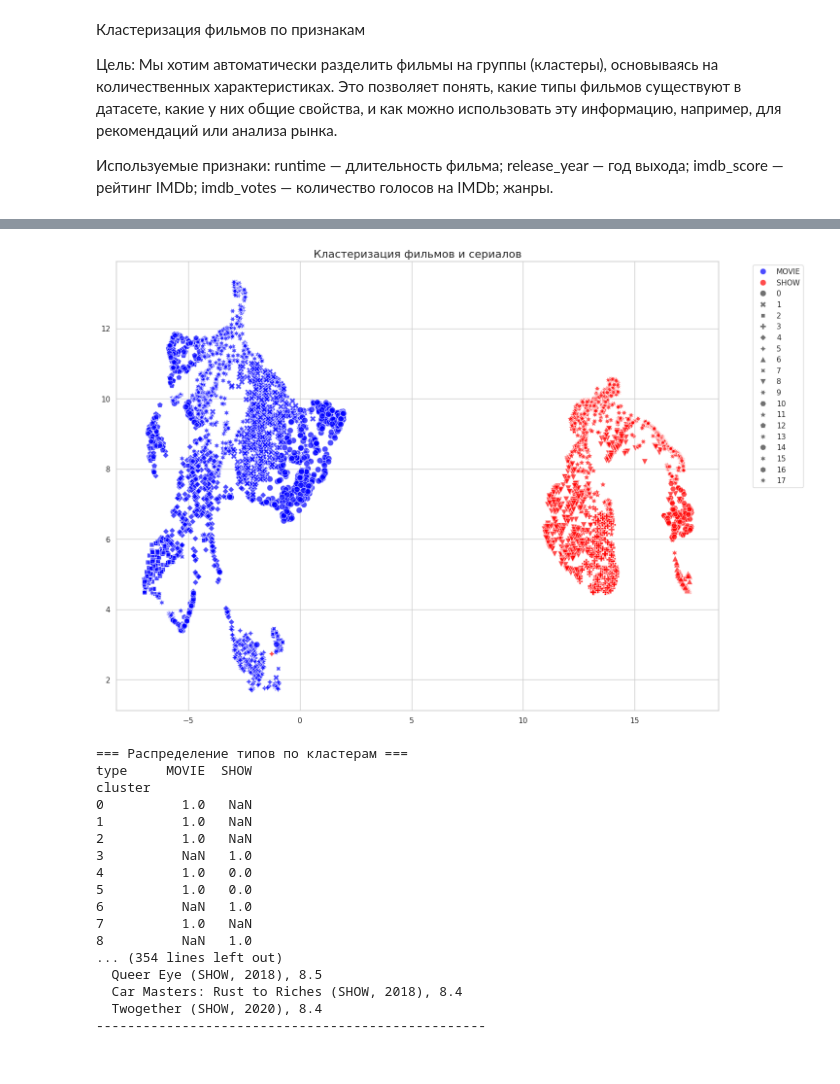
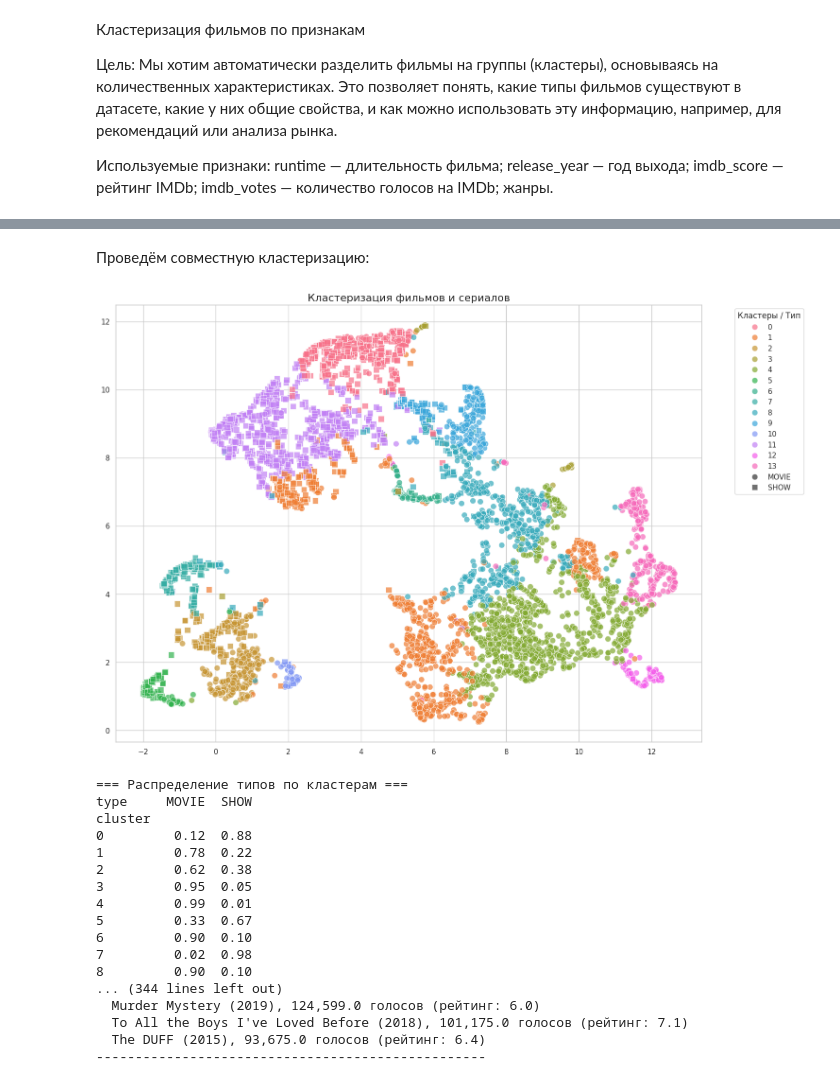
Before and after one commit to ZaichenkoNA/Stat_Prac, a Jupyter notebook: Proekt.ipynb, the cells around one changed output, grey strips where cells are left out. Drawn from its saved outputs; the diff is of its cells as text; code cells hidden in the pictures.

```diff
--- a/Proekt.ipynb
+++ b/Proekt.ipynb
@@ -195,8 +195,6 @@ country_df = pd.DataFrame({
     for country in unique_countries
 })
 titles_df = pd.concat([titles_df, country_df], axis=1)
-
-titles_df = titles_df.dropna(subset=["imdb_score"])
 print("Предобработка завершена!")
 # %% [output]
 Предобработка завершена!
@@ -876,25 +914,34 @@ cluster
+# %% [markdown]
+Проведём совместную кластеризацию:
 # %%
 def postprocess_clusters_all(df, features, labels):
     plt.figure(figsize=(16, 12))
     reducer = UMAP(n_components=2, random_state=42)
     emb = reducer.fit_transform(features)
 
-    # Визуализация с двумя цветовыми схемами:
-    # 1. По кластерам (формы маркеров)
-    # 2. По типу контента (цвета)
+    n_clusters = len(set(labels)) - (1 if -1 in labels else 0)
+    palette = sns.color_palette("husl", n_clusters)
+
+    # 1. Цвета - кластеры
+    # 2. Формы - тип контента
     sns.scatterplot(
         x=emb[:, 0],
         y=emb[:, 1],
-        hue=df['type'],  # Цвет по типу (MOVIE/SHOW)
-        style=labels,    # Форма по кластеру
-        palette={'MOVIE': 'blue', 'SHOW': 'red'},
+        hue=labels,
+        style=df['type'],
+        palette=palette,
         alpha=0.7,
         s=80,
-        markers=True
+        markers={'MOVIE': 'o', 'SHOW': 's'},  # Круг для фильмов, квадрат для сериалов
+        hue_order=sorted(set(labels) - {-1})
     )
 
     plt.title('Кластеризация фильмов и сериалов', fontsize=16)
-    plt.legend(bbox_to_anchor=(1.05, 1), loc='upper left')
+    plt.legend(
+        bbox_to_anchor=(1.05, 1),
+        loc='upper left',
+        title="Кластеры / Тип"
+    )
 
     noise_count = sum(labels == -1)
     if noise_count > 0:
@@ -910,18 +957,16 @@ def postprocess_clusters_all(df, features, labels):
     type_stats = df.groupby('cluster')['type'].value_counts(normalize=True).unstack()
     print(type_stats.round(2))
 
-    # Остальная статистика (как в оригинале)
     print("\n=== Основные характеристики кластеров ===")
     stats = df.groupby('cluster').agg({
         'runtime': 'median',
         'release_year': 'median',
         'imdb_score': ['mean', 'count'],
         'imdb_votes': 'median',
-        'type': lambda x: x.mode()[0]  # Самый частый тип в кластере
+        'type': lambda x: x.mode()[0]
     })
     print(stats.round(1))
 
-    # Анализ жанров и примеров
     genre_cols = [c for c in df.columns if c.startswith('genre_')]
     if genre_cols:
         print("\n=== Анализ кластеров ===")
@@ -930,49 +975,54 @@ def postprocess_clusters_all(df, features, labels):
                 print("\nШумовые точки:")
                 print(f"Количество: {len(df[df['cluster'] == -1])}")
                 continue
 
             cluster_data = df[df['cluster'] == cluster]
             genre_freq = cluster_data[genre_cols].mean().sort_values(ascending=False)
 
             print(f"\nКластер {cluster} ({len(cluster_data)} объектов):")
             print(f"Преобладающий тип: {cluster_data['type'].mode()[0]}")
             print("Топ-3 жанра:")
             for genre, freq in genre_freq.head(3).items():
                 print(f"  {genre.replace('genre_', '')}: {freq:.1%}")
 
             print("\nХарактеристики:")
             print(f"  Средний рейтинг: {cluster_data['imdb_score'].mean():.1f}")
             print(f"  Медианный год: {cluster_data['release_year'].median():.0f}")
             print(f"  Медианная продолжительность: {cluster_data['runtime'].median():.0f} мин")
 
             print("\nЛучшие представители:")
             top_items = cluster_data.nlargest(3, 'imdb_score')
             for _, row in top_items.iterrows():
                 print(f"  {row['title']} ({row['type']}, {row['release_year']}), {row['imdb_score']:.1f}")
 
+            print("\nСамые популярные (по количеству голосов):")
+            top_popular = cluster_data.nlargest(3, 'imdb_votes')
+            for _, row in top_popular.iterrows():
+                print(f"  {row['title']} ({row['release_year']}), {row['imdb_votes']:,} голосов (рейтинг: {row['imdb_score']:.1f})")
             print("-" * 50)
+
 def full_clustering_pipeline_all(df):
     features = enhanced_feature_engineering(df)
     labels = hybrid_clustering(features)
     postprocess_clusters_all(df, features, labels)
 
-full_clustering_pipeline(titles_df)
+full_clustering_pipeline_all(titles_df)
 # %% [output]
-[figure, old version]
+[figure, new version]
 === Распределение типов по кластерам ===
 type     MOVIE  SHOW
 cluster
-0          1.0   NaN
-1          1.0   NaN
-2          1.0   NaN
-3          NaN   1.0
-4          1.0   0.0
-5          1.0   0.0
-6          NaN   1.0
-7          1.0   NaN
-8          NaN   1.0
-... (354 lines left out)
-  Queer Eye (SHOW, 2018), 8.5
-  Car Masters: Rust to Riches (SHOW, 2018), 8.4
-  Twogether (SHOW, 2020), 8.4
+0         0.12  0.88
+1         0.78  0.22
+2         0.62  0.38
+3         0.95  0.05
+4         0.99  0.01
+5         0.33  0.67
+6         0.90  0.10
+7         0.02  0.98
+8         0.90  0.10
+... (344 lines left out)
+  Murder Mystery (2019), 124,599.0 голосов (рейтинг: 6.0)
+  To All the Boys I've Loved Before (2018), 101,175.0 голосов (рейтинг: 7.1)
+  The DUFF (2015), 93,675.0 голосов (рейтинг: 6.4)
 --------------------------------------------------
```
Also changed, not shown: parts of 8 cells of this notebook.
